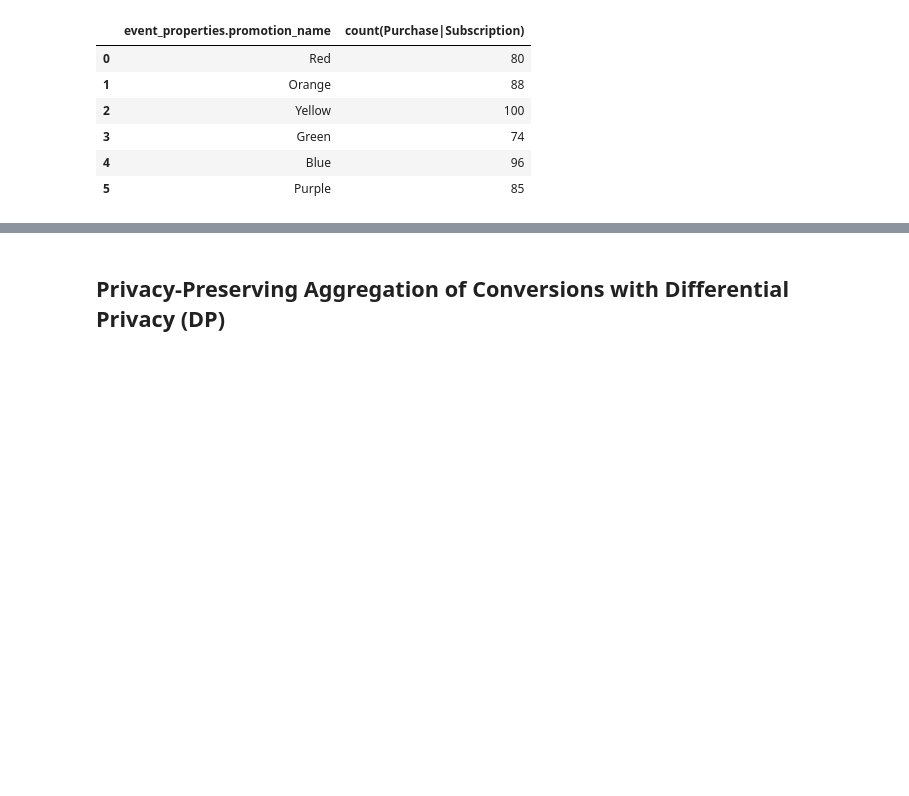
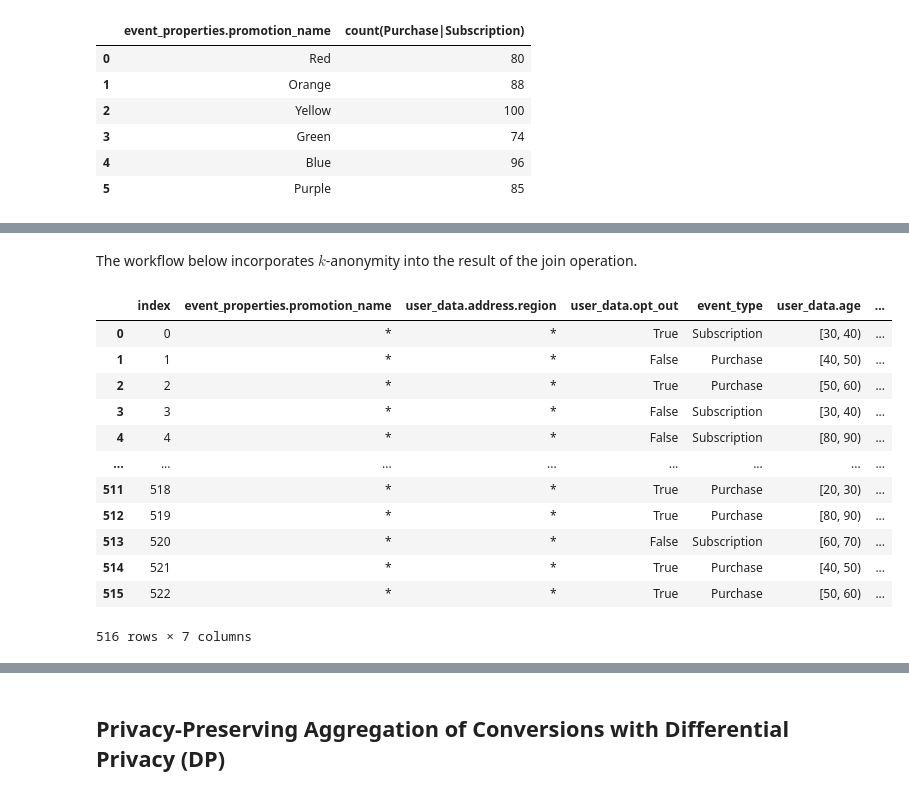
Before and after one commit to IABTechLab/privacy-lab, a Jupyter notebook: notebook/workflows.ipynb, the cells around one changed output, grey strips where cells are left out. Drawn from its saved outputs; the diff is of its cells as text; code cells hidden in the pictures; blank space fills up the shorter version.

Commit message:
Add simple workflow variant and interactive slider to k-anonymity section.

```diff
--- a/notebook/workflows.ipynb
+++ b/notebook/workflows.ipynb
@@ -160,0 +159,79 @@ This section is not yet completed.
+# %% [markdown]
+The workflow below incorporates $k$-anonymity into the result of the join operation.
+# %%
+import numpy as np
+import pandas as pd
+import anjana.anonymity
+
+# Add an age and sex column to the data in order to make the example more interesting.
+data = table([
+    row[2:] + [
+        random.randint(18, 88),
+        random.choice(['F', 'M'])
+    ]
+    for row in join_ka_ref
+], [
+    'event_properties.promotion_name',
+    'user_data.address.region',
+    'user_data.opt_out',
+    'event_type',
+    'user_data.age',
+    'user_data.sex'
+])
+
+# The below function converts an age value into the 10-year range
+# into which it falls.
+def range_from(age):
+    for i in range(0, 100, 10):
+        if i <= int(age) < i + 10:
+            return '[' + str(i) + ', ' + str(i + 10) + ')'
+
+# Define the quasi-identifier hierarchies.
+hierarchies = {
+    'user_data.age': {
+        0: data['user_data.age'].values,
+        1: [range_from(v) for v in data['user_data.age'].values]
+    },
+    'user_data.sex': {
+        0: data['user_data.sex'].values,
+        1: np.array(["*"] * len(data["user_data.sex"].values)) # Suppression.
+    },
+    'user_data.address.region': {
+        0: data['user_data.address.region'].values,
+        1: np.array(['*'] * len(data['user_data.sex'].values)) # Suppression.
+    }
+}
+
+# The function below computes the transformed data set for
+# a specified parameter set and collection of hierarchies.
+def workflow(k, l_div, t, supp_level, hierarchies, data):
+    return anjana.anonymity.k_anonymity(
+        data,
+        [ # Identifiers.
+            'event_properties.promotion_name'
+        ],
+        [ # Quasi-identifiers.
+            'user_data.age',
+            'user_data.sex',
+            'user_data.address.region'
+        ],
+        k,
+        supp_level,
+        hierarchies
+    )
+
+workflow(10, 2, 0.5, 50, hierarchies, data)
+# %% [output]
+|  | index | event_properties.promotion_name | user_data.address.region | user_data.opt_out | event_type | user_data.age | ... |
+| 0 | 0 | * | * | True | Subscription | [30, 40) | ... |
+| 1 | 1 | * | * | False | Purchase | [40, 50) | ... |
+| 2 | 2 | * | * | True | Purchase | [50, 60) | ... |
+| 3 | 3 | * | * | False | Subscription | [30, 40) | ... |
+| 4 | 4 | * | * | False | Subscription | [80, 90) | ... |
+| ... | ... | ... | ... | ... | ... | ... | ... |
+| 511 | 518 | * | * | True | Purchase | [20, 30) | ... |
+| 512 | 519 | * | * | True | Purchase | [80, 90) | ... |
+| 513 | 520 | * | * | False | Subscription | [60, 70) | ... |
+| 514 | 521 | * | * | True | Purchase | [40, 50) | ... |
+| 515 | 522 | * | * | True | Purchase | [50, 60) | ... |
+516 rows × 7 columns
```
Also changed, not shown: parts of 14 cells of this notebook, 1 other file.
